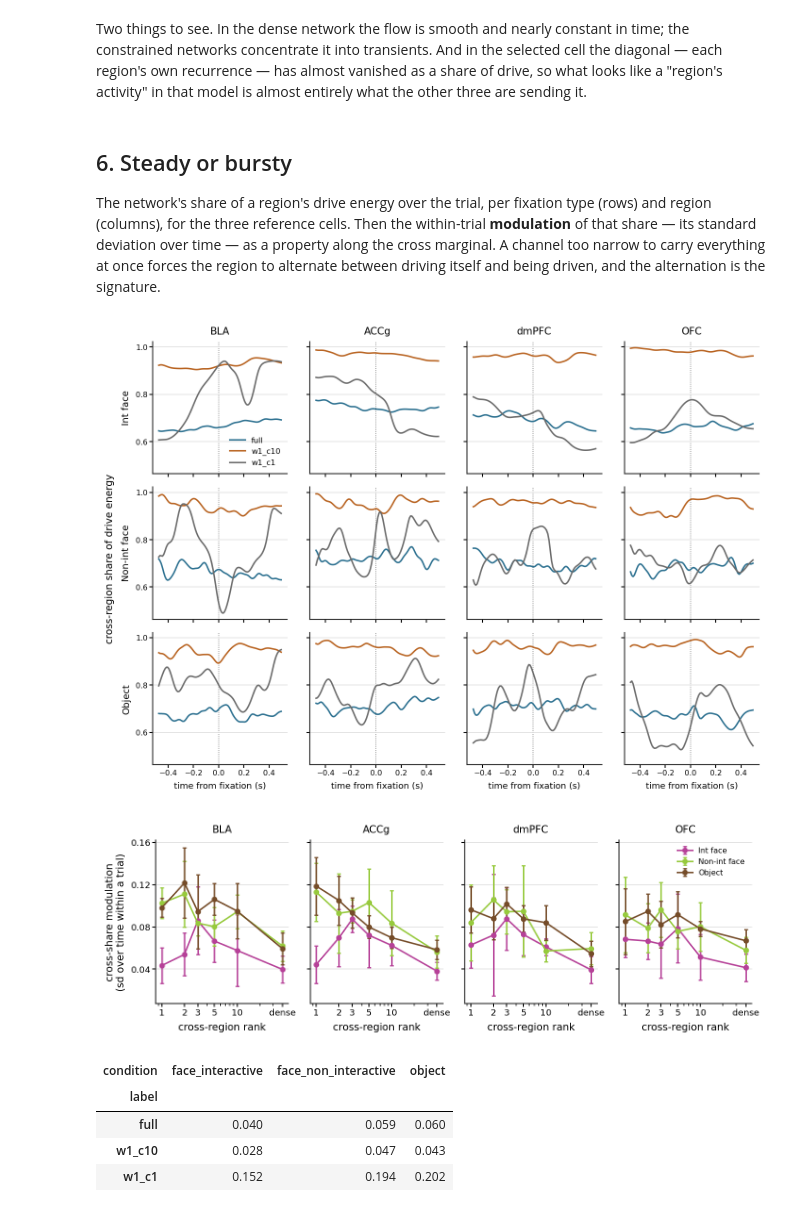
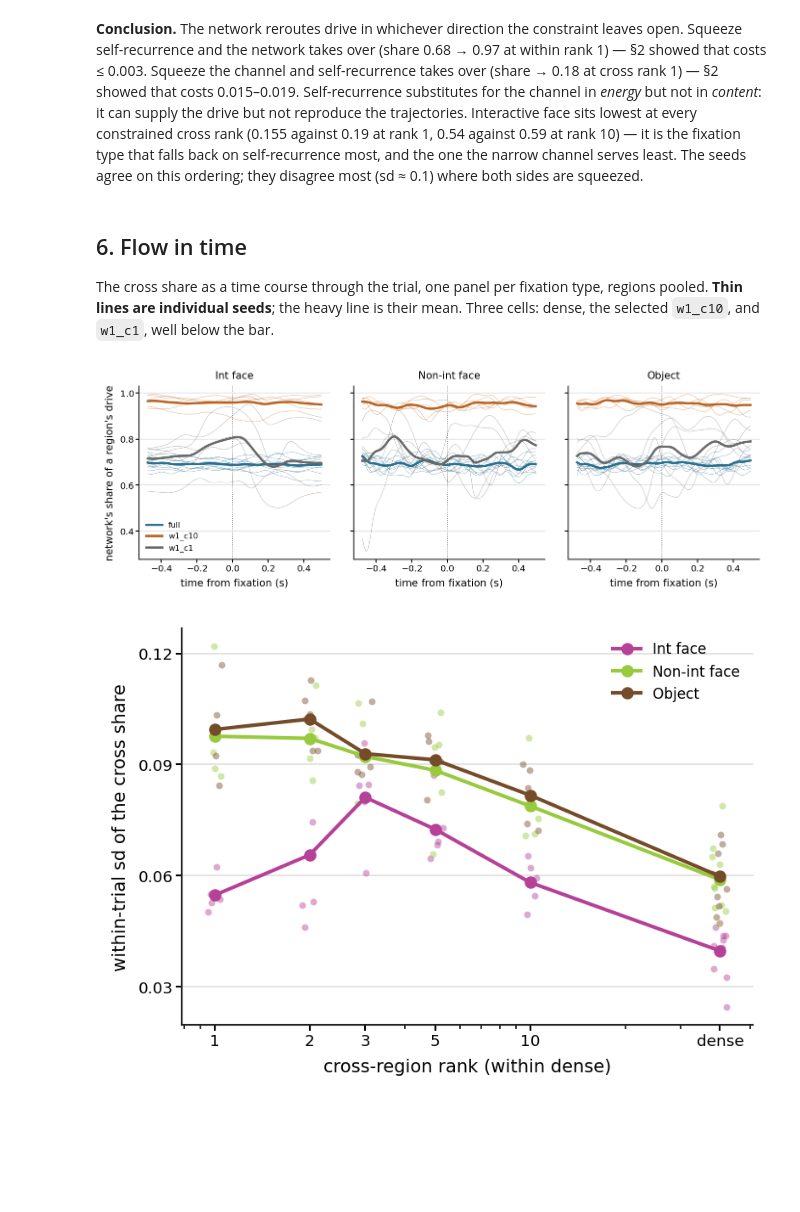
Before and after one commit to gprabaha/dal_monte_2022_analysis, a Jupyter notebook: notebooks/mrnn_chapter/02b_bottleneck_properties.ipynb, the cells around one changed output. Cells and saved outputs as stored; diff of their text form; code cells hidden in the pictures; blank space fills up the shorter version.

```diff
--- a/notebooks/mrnn_chapter/02b_bottleneck_properties.ipynb
+++ b/notebooks/mrnn_chapter/02b_bottleneck_properties.ipynb
@@ -255,34 +259,32 @@ show(aviz.plot_flow_matrix(flow, cells=[SELECTED["label"]], normalise="share"),
 # %% [markdown]
-Two things to see. In the dense network the flow is smooth and nearly constant in time; the
-constrained networks concentrate it into transients. And in the selected cell the diagonal —
-each region's own recurrence — has almost vanished as a share of drive, so what looks like a
-"region's activity" in that model is almost entirely what the other three are sending it.
+**Conclusion.** The network reroutes drive in whichever direction the constraint leaves
+open. Squeeze self-recurrence and the network takes over (share 0.68 → 0.97 at within rank 1)
+— §2 showed that costs ≤ 0.003. Squeeze the channel and self-recurrence takes over (share →
+0.18 at cross rank 1) — §2 showed that costs 0.015–0.019. Self-recurrence substitutes for the
+channel in *energy* but not in *content*: it can supply the drive but not reproduce the
+trajectories. Interactive face sits lowest at every constrained cross rank (0.155 against
+0.19 at rank 1, 0.54 against 0.59 at rank 10) — it is the fixation type that falls back on
+self-recurrence most, and the one the narrow channel serves least. The seeds agree on this
+ordering; they disagree most (sd ≈ 0.1) where both sides are squeezed.
 # %% [markdown]
-## 6. Steady or bursty
+## 6. Flow in time
 
-The network's share of a region's drive energy over the trial, per fixation type (rows) and
-region (columns), for the three reference cells. Then the within-trial **modulation** of that
-share — its standard deviation over time — as a property along the cross marginal. A channel
-too narrow to carry everything at once forces the region to alternate between driving itself
-and being driven, and the alternation is the signature.
+The cross share as a time course through the trial, one panel per fixation type, regions
+pooled. **Thin lines are individual seeds**; the heavy line is their mean. Three cells: dense,
+the selected `w1_c10`, and `w1_c1`, well below the bar.
 # %%
+FLOW_CELLS = [c for c in ["full"] + [v.label for v in audit.rank_grid_variants(RANKS, base_overrides={}, include_marginals=True)
+                                     if v.arm != "grid" or v.label in REFERENCE_CELLS] if c in ARMS]
+flow = cached("time_resolved_flow",
+              lambda: audit.collect_over_arms({c: ARMS[c] for c in FLOW_CELLS}, audit.time_resolved_flow))
 decomposed = audit.flow_decomposition(flow)
-show(aviz.plot_flow_time_by_condition(decomposed, cells=REFERENCE_CELLS,
-                                      ylabel="cross-region share of drive energy"),
-     "fig06a_cross_share_over_time")
+show(aviz.plot_flow_time_pooled(decomposed, cells=REFERENCE_CELLS), "fig06a_cross_share_time_pooled")
+
 temporal = with_ranks(audit.flow_temporal_summary(decomposed))
-temporal_within_dense = temporal[temporal["rank_within"] == HIDDEN_UNITS]
-show(aviz.plot_property_vs_rank(temporal_within_dense, "cross_fraction_modulation", rank_column="rank_cross",
-                                ylabel="cross-share modulation\n(sd over time within a trial)"),
-     "fig06b_cross_share_modulation_vs_cross_rank")
-display(temporal.groupby(["label", "condition"])["cross_fraction_modulation"].mean().unstack()
-        .loc[REFERENCE_CELLS].round(3))
+show(aviz.plot_property_vs_rank_pooled(temporal[temporal["rank_within"] == HIDDEN_UNITS], "cross_fraction_modulation",
+                                       rank_column="rank_cross", hidden_units=HIDDEN_UNITS,
+                                       ylabel="within-trial sd of the cross share"), "fig06b_modulation_vs_cross_rank")
 # %% [output]
-[figure, old version]
+[figure, new version]
-[figure, old version]
+[figure, new version]
-| condition | face_interactive | face_non_interactive | object |
-| label |  |  |  |
-| full | 0.040 | 0.059 | 0.060 |
-| w1_c10 | 0.028 | 0.047 | 0.043 |
-| w1_c1 | 0.152 | 0.194 | 0.202 |
 # %% [markdown]
```
Also changed, not shown: parts of 30 cells of this notebook, 4 other files.
